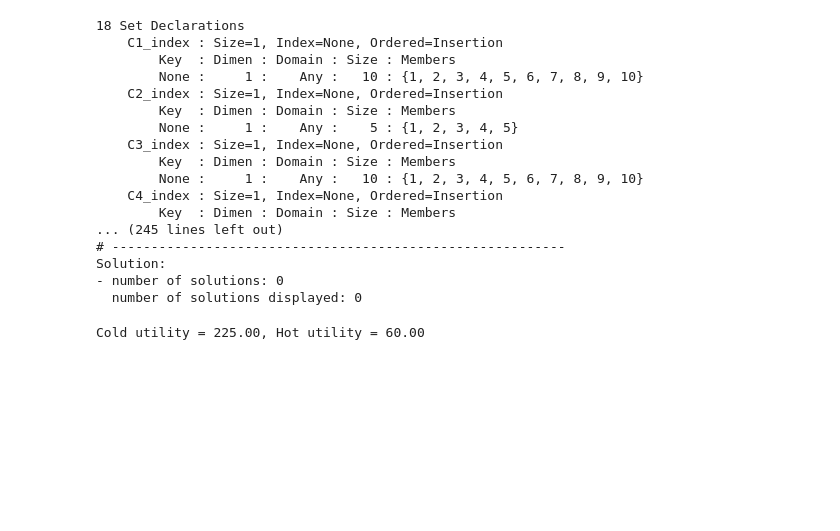
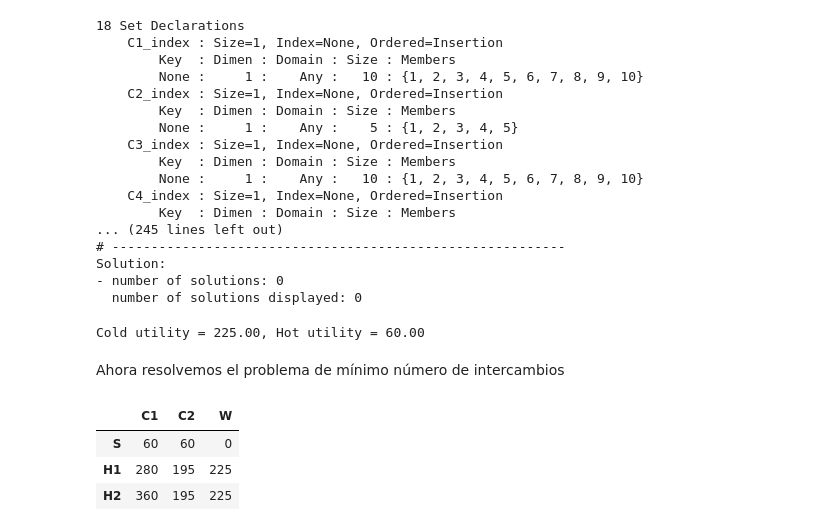
Before and after one commit to ismaeldiazUPM/IntegracionMUIQ, a Jupyter notebook: Ejercicio2 expanded transs.ipynb, the cells around one changed output. Cells and saved outputs as stored; diff of their text form; code cells hidden in the pictures; blank space fills up the shorter version.

```diff
--- a/Ejercicio2 expanded transs.ipynb
+++ b/Ejercicio2 expanded transs.ipynb
@@ -165,3 +165,14 @@ Qww = value(model.Qw[5])
 print('Cold utility = {0:2.2f}, Hot utility = {1:2.2f}'.format(Qww, Qss))
 # %% [output]
 Cold utility = 225.00, Hot utility = 60.00
+# %% [markdown]
+Ahora resolvemos el problema de mínimo número de intercambios
+# %%
+U = {'C1': [60, 280,360], 'C2': [60, 195,195], 'W':[0,225,225]}
+U_df = pd.DataFrame(U, index=['S', 'H1', 'H2'])
+U_df
+# %% [output]
+|  | C1 | C2 | W |
+| S | 60 | 60 | 0 |
+| H1 | 280 | 195 | 225 |
+| H2 | 360 | 195 | 225 |
```
Also changed, not shown: parts of 3 cells of this notebook.
